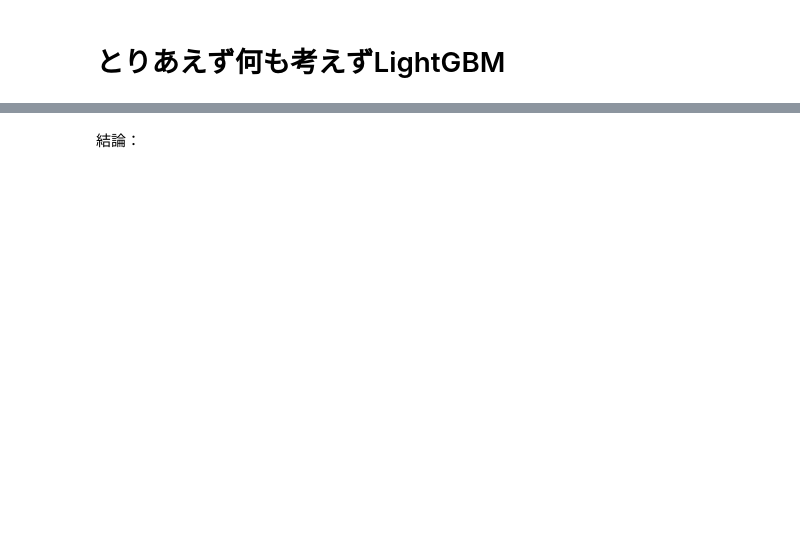
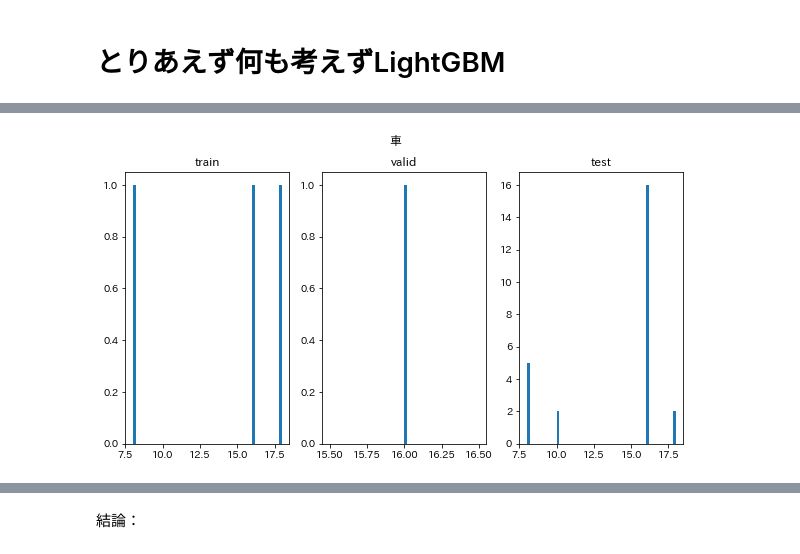
Before and after one commit to tomitayuuki/scraping_suumo, a Jupyter notebook: suumo_LightGBM.ipynb, the cells around one changed output, grey strips where cells are left out. Drawn from its saved outputs; the diff is of its cells as text; code cells hidden in the pictures; blank space fills up the shorter version.

```diff
--- a/suumo_LightGBM.ipynb
+++ b/suumo_LightGBM.ipynb
@@ -114,0 +239,26 @@ feature_name = [
+# %%
+# きれいに分かれているかチェックシステム
+# 条件を付けたい場合
+
+i = 3
+
+fig = plt.figure(figsize=(10,5))
+ax1 = fig.add_subplot(1,3,1)
+ax2 = fig.add_subplot(1,3,2)
+ax3 = fig.add_subplot(1,3,3)
+
+condition1 = X_train.loc[:,features[i]] > 0
+condition2 = X_valid.loc[:,features[i]] > 0
+condition3 = X_test.loc[:,features[i]] > 0
+
+ax1.hist(X_train.loc[condition1,features[i]], bins=50)
+ax1.title.set_text('train')
+ax2.hist(X_valid.loc[condition2,features[i]], bins=50)
+ax2.title.set_text('valid')
+ax3.hist(X_test.loc[condition3,features[i]],bins=50)
+ax3.title.set_text('test')
+
+fig.suptitle(features[i])
+plt.show()
+# %% [output]
+[figure, added]
```
Also changed, not shown: parts of 231 cells of this notebook, 4 other files.
